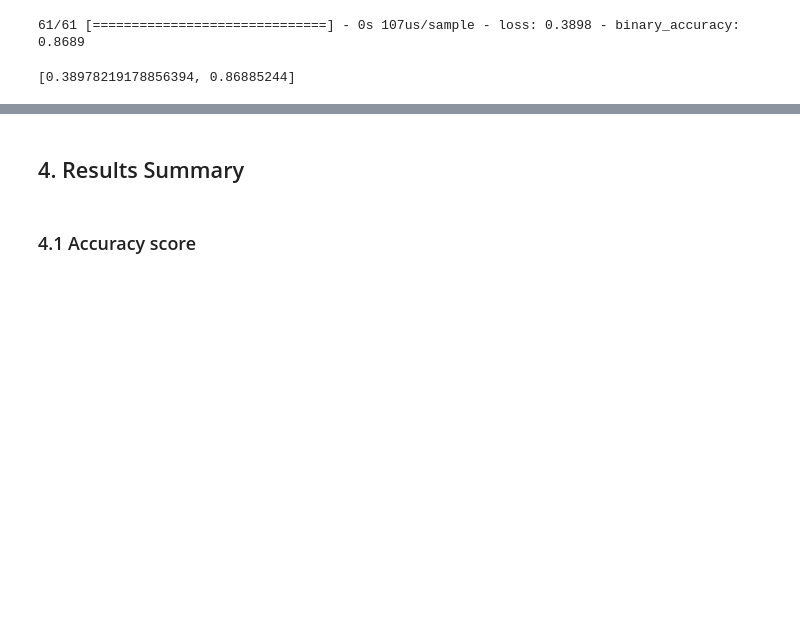
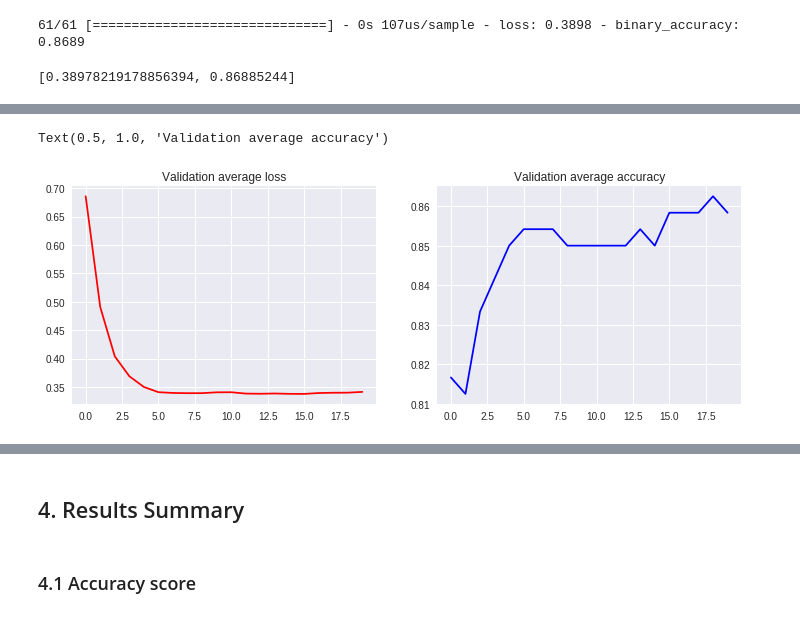
Before and after one commit to aupe/ml_dl_heart, a Jupyter notebook: Heart.ipynb, the cells around one changed output, grey strips where cells are left out. Saved outputs shown, nothing was run; the diff lists cells and outputs as text; code cells hidden in the pictures; blank space fills up the shorter version.

```diff
--- a/Heart.ipynb
+++ b/Heart.ipynb
@@ -984,0 +1057,13 @@ test_metrics.loc['Final_nnc_model_3', 'Accuracy score'] = test_acc_3
+# %%
+average_val_loss_history_1 = [np.mean([x[i] for x in val_loss_histories_1]) for i in range(N_EPOCHS_KF)]
+# %%
+average_val_acc_history_1 = [np.mean([x[i] for x in val_acc_histories_1]) for i in range(N_EPOCHS_KF)]
+# %%
+f, ax = plt.subplots(1, 2, figsize=(12, 4))
+ax[0].plot(average_val_loss_history_1, 'r')
+ax[1].plot(average_val_acc_history_1, 'b')
+ax[0].set_title('Validation average loss')
+ax[1].set_title('Validation average accuracy')
+# %% [output]
+Text(0.5, 1.0, 'Validation average accuracy')
+[figure, added]
```
Also changed, not shown: parts of 26 cells of this notebook, 1 other file.
